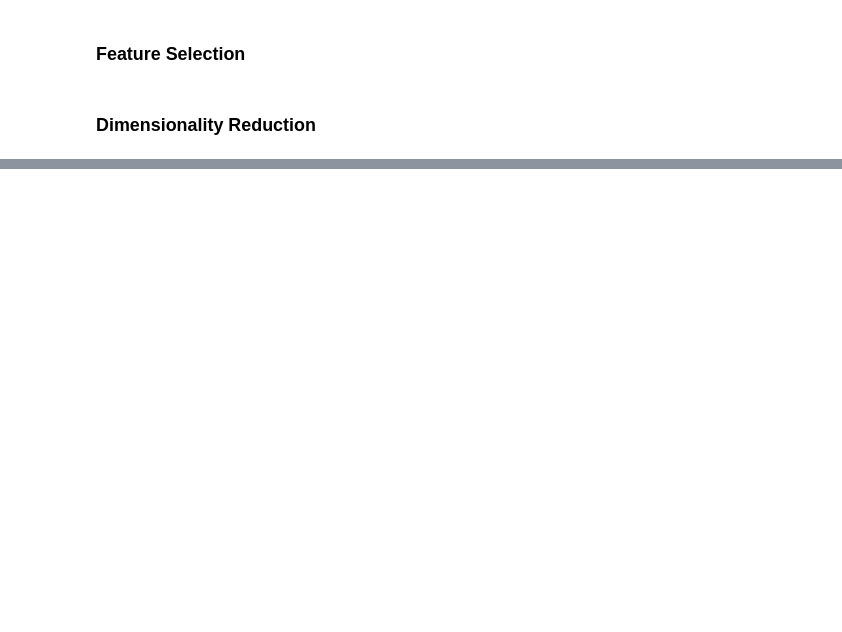
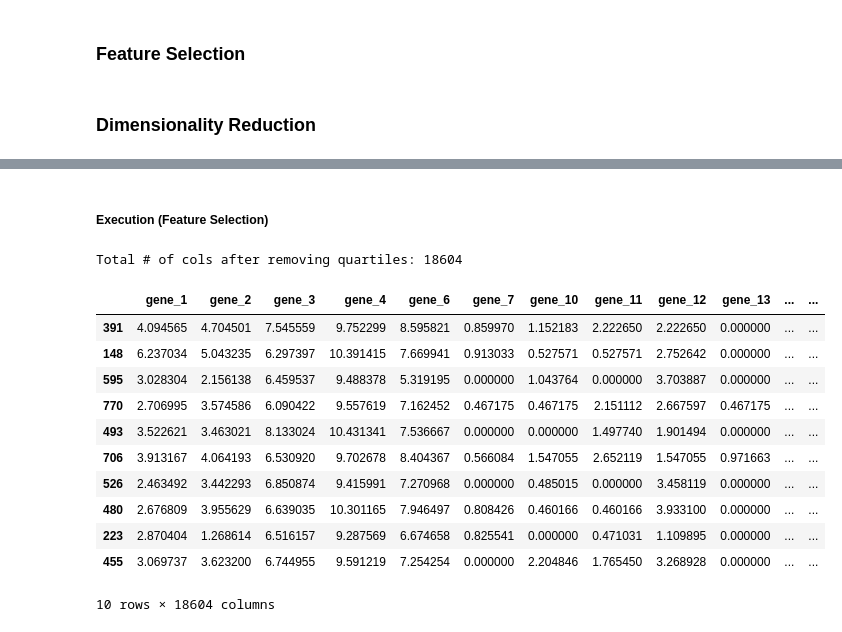
Before and after one commit to spedapalli/ml-ai-projects, a Jupyter notebook: lifesciences/gene-exp-4-tumor/gene-exp-4-tumor.ipynb, the cells around one changed output, grey strips where cells are left out. Drawn from its saved outputs; the diff is of its cells as text; code cells hidden in the pictures; blank space fills up the shorter version.

```diff
--- a/lifesciences/gene-exp-4-tumor/gene-exp-4-tumor.ipynb
+++ b/lifesciences/gene-exp-4-tumor/gene-exp-4-tumor.ipynb
@@ -143,0 +250,4 @@ print(len(corr_nan_list))
+# %%
+df_feature_outliers = get_features_with_4thquartile_values_only(df)
+df_feature_outliers_count = get_features_target_class_counts(df, df_feature_outliers, 'Class')
+df_feature_outliers_count.to_csv(f'{DATA_ANALYSIS_DIR}Outliers_cols_values_count.csv')
@@ -147,0 +325,38 @@ print(len(corr_nan_list))
+# %%
+# get quartiles for each column
+def get_quartiles(col):
+    quartile1, quartile3 = col.quantile([0.25, 0.75])
+    inter_quartile_range = quartile3 - quartile1
+    lower_range = quartile1 - (1.5* inter_quartile_range)
+    upper_range = quartile3 + (1.5* inter_quartile_range)
+
+    return lower_range, upper_range
+
+# lowerQ, upperQ = get_quartiles(X_train['gene_1'])
+# print(f'lower quantile= {lowerQ}, upper quantile= {upperQ}')
+# %%
+# cols = X_train_pca.columns
+
+def normalize_within_quartiles(df_X:DataFrame, cols:Index):
+    '''
+    @input df_X : Dataframe with ONLY independent variables.
+    '''
+    for i in cols :
+        LL, UL = get_quartiles(df_X[i])
+        # if (i == 'gene_0'):
+        #     print(f"UL: {np.where(df_X[i] > UL, UL, df_X[i])}")
+            # print(f"{np.where(df_X[i] < LL, LL, df_X[i]}")
+        df_X[i] = np.where(df_X[i] > UL, UL, df_X[i])
+        df_X[i] = np.where(df_X[i] < LL, LL, df_X[i])
+    return df_X
+# %%
+# print(type(df_feature_outliers.index.to_list()))
+def clean_input_data(X_dataframe: DataFrame, df_feature_outliers: DataFrame):
+    # print(len(X_train.columns))
+    X_train_pca = X_dataframe.drop(columns=df_feature_outliers.index.to_list())
+    # X_train_pca.columns
+    X_train_pca = normalize_within_quartiles(X_train_pca, X_train_pca.columns)
+    X_train_pca.head(10)
+    print(f"Total # of cols after removing quartiles: {len(X_train_pca.columns)}")
+
+    return X_train_pca
@@ -180 +400,20 @@ PCA Feature names: ['gene_0' 'gene_1' 'gene_2' ... 'gene_20528' 'gene_20529' 'ge
+# %% [markdown]
+##### Execution (Feature Selection)
+# %%
+X_train_pca = clean_input_data(X_train, df_feature_outliers)
+X_train_pca.head(10)
+# %% [output]
+Total # of cols after removing quartiles: 18604
+|  | gene_1 | gene_2 | gene_3 | gene_4 | gene_6 | gene_7 | gene_10 | gene_11 | gene_12 | gene_13 | ... | ... |
+| 391 | 4.094565 | 4.704501 | 7.545559 | 9.752299 | 8.595821 | 0.859970 | 1.152183 | 2.222650 | 2.222650 | 0.000000 | ... | ... |
+| 148 | 6.237034 | 5.043235 | 6.297397 | 10.391415 | 7.669941 | 0.913033 | 0.527571 | 0.527571 | 2.752642 | 0.000000 | ... | ... |
+| 595 | 3.028304 | 2.156138 | 6.459537 | 9.488378 | 5.319195 | 0.000000 | 1.043764 | 0.000000 | 3.703887 | 0.000000 | ... | ... |
+| 770 | 2.706995 | 3.574586 | 6.090422 | 9.557619 | 7.162452 | 0.467175 | 0.467175 | 2.151112 | 2.667597 | 0.467175 | ... | ... |
+| 493 | 3.522621 | 3.463021 | 8.133024 | 10.431341 | 7.536667 | 0.000000 | 0.000000 | 1.497740 | 1.901494 | 0.000000 | ... | ... |
+| 706 | 3.913167 | 4.064193 | 6.530920 | 9.702678 | 8.404367 | 0.566084 | 1.547055 | 2.652119 | 1.547055 | 0.971663 | ... | ... |
+| 526 | 2.463492 | 3.442293 | 6.850874 | 9.415991 | 7.270968 | 0.000000 | 0.485015 | 0.000000 | 3.458119 | 0.000000 | ... | ... |
+| 480 | 2.676809 | 3.955629 | 6.639035 | 10.301165 | 7.946497 | 0.808426 | 0.460166 | 0.460166 | 3.933100 | 0.000000 | ... | ... |
+| 223 | 2.870404 | 1.268614 | 6.516157 | 9.287569 | 6.674658 | 0.825541 | 0.000000 | 0.471031 | 1.109895 | 0.000000 | ... | ... |
+| 455 | 3.069737 | 3.623200 | 6.744955 | 9.591219 | 7.254254 | 0.000000 | 2.204846 | 1.765450 | 3.268928 | 0.000000 | ... | ... |
+10 rows × 18604 columns
 # %%
```
Also changed, not shown: parts of 50 cells of this notebook, 9 other files.
